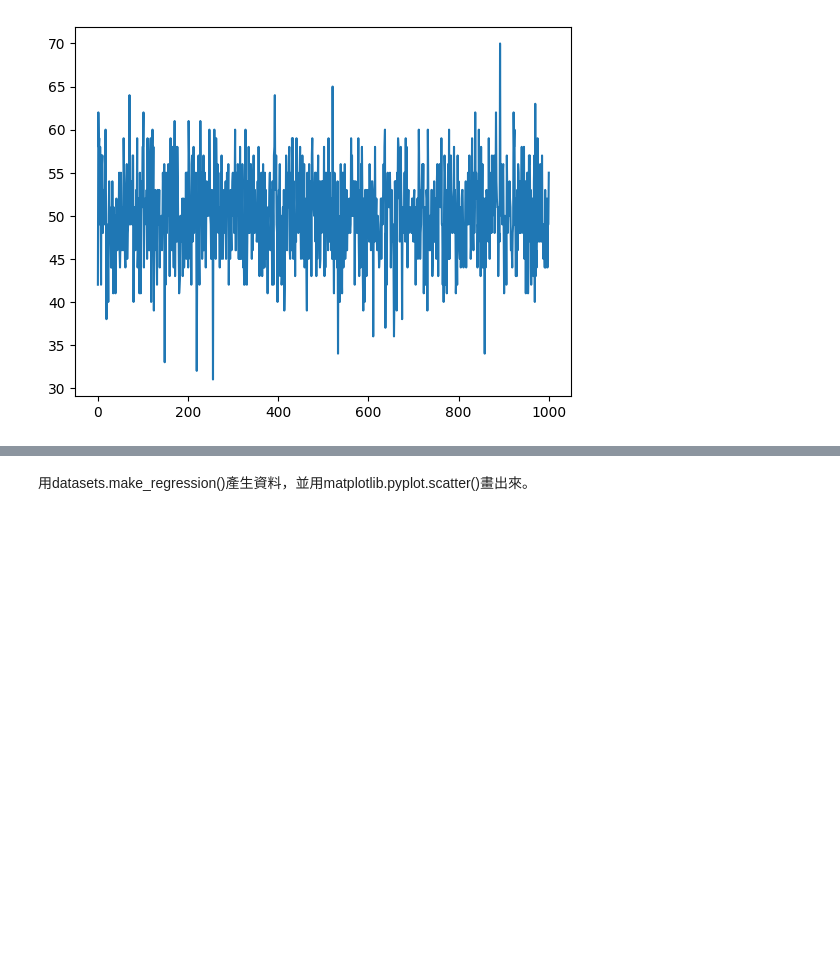
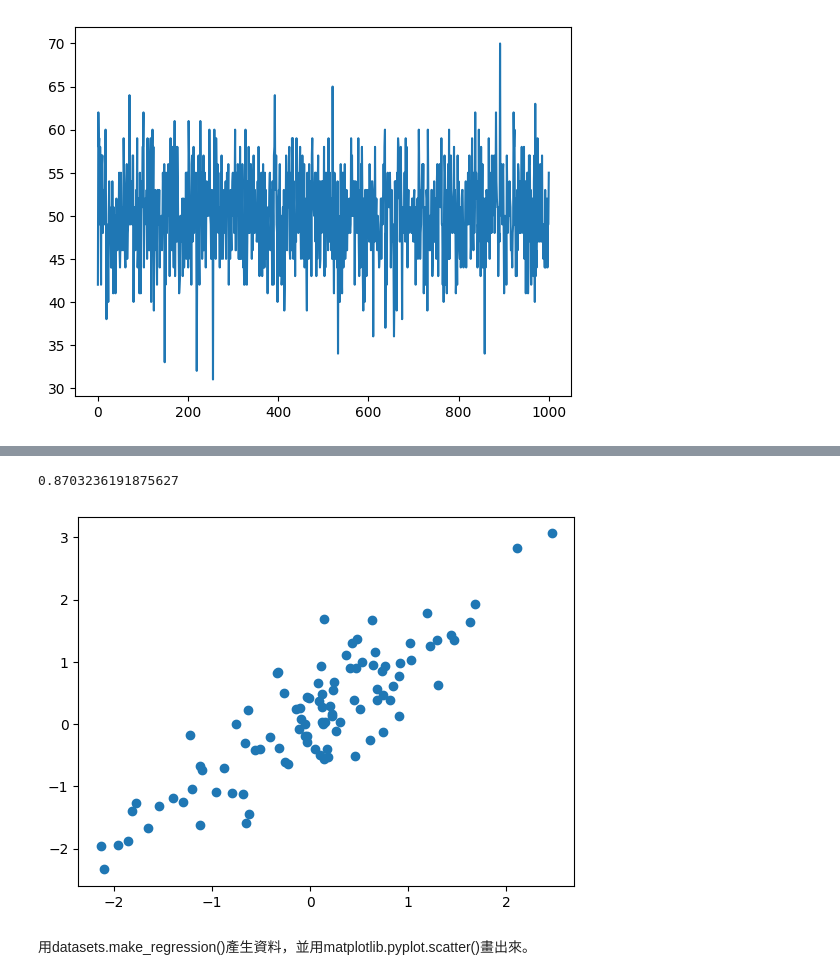
Before and after one commit to MeowOhMeow/probability-practice, a Jupyter notebook: 0520練習.ipynb, the cells around one changed output, grey strips where cells are left out. Saved outputs shown, nothing was run; the diff lists cells and outputs as text; code cells hidden in the pictures; blank space fills up the shorter version.

```diff
--- a/0520練習.ipynb
+++ b/0520練習.ipynb
@@ -52,3 +52,15 @@ plt.show()
+# %%
+# x and y are highly correlated
+x = np.random.normal(0, 1, size=100)
+y = x + np.random.normal(0, 0.5, size=100)
+
+print(cosine_similarity(x, y))
+
+plt.scatter(x, y)
+plt.show()
+# %% [output]
+0.8703236191875627
+[figure, added]
 # %% [markdown]
 用datasets.make_regression()產生資料，並用matplotlib.pyplot.scatter()畫出來。
 # %%
```
Also changed, not shown: parts of 1 cell of this notebook.
